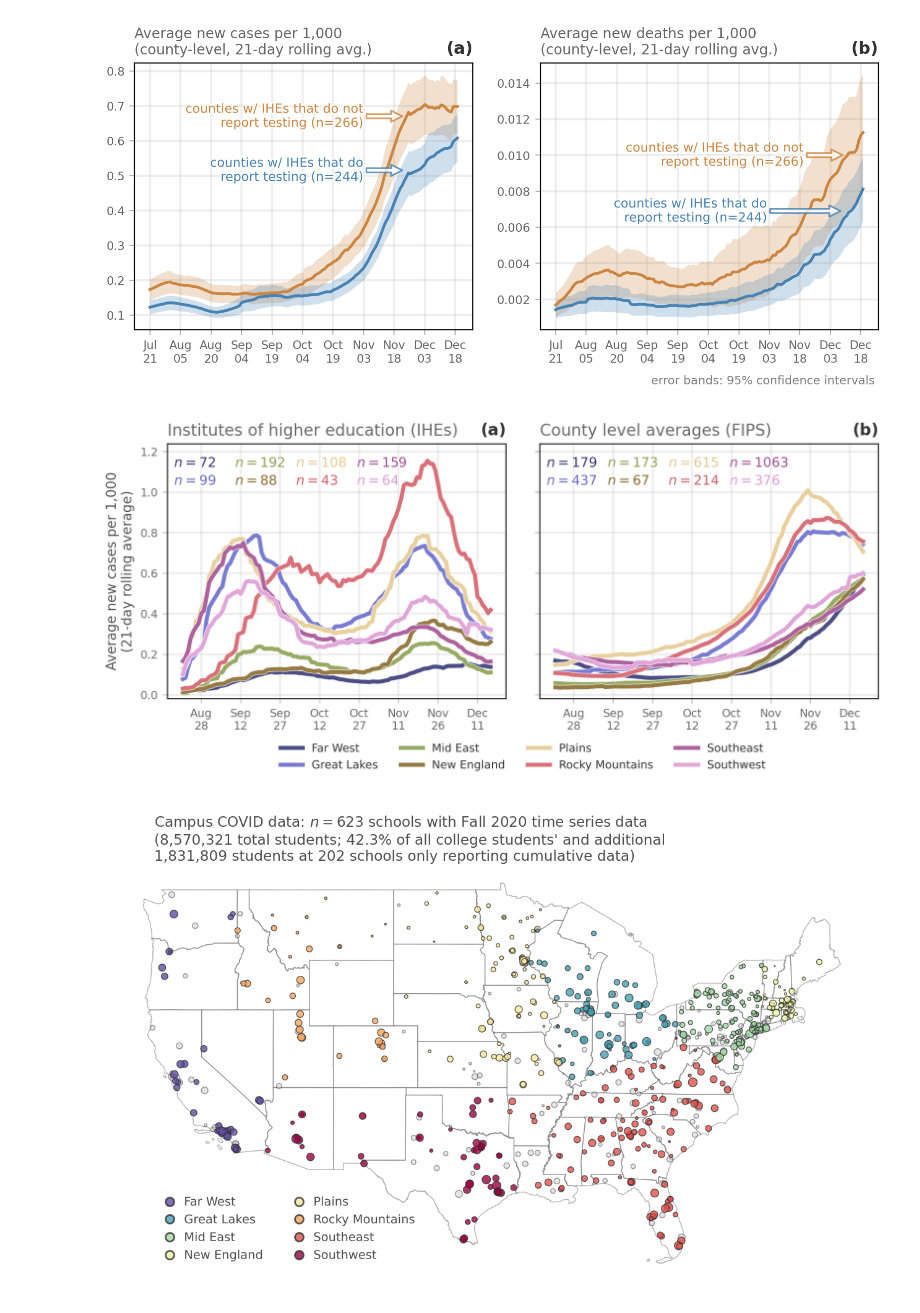
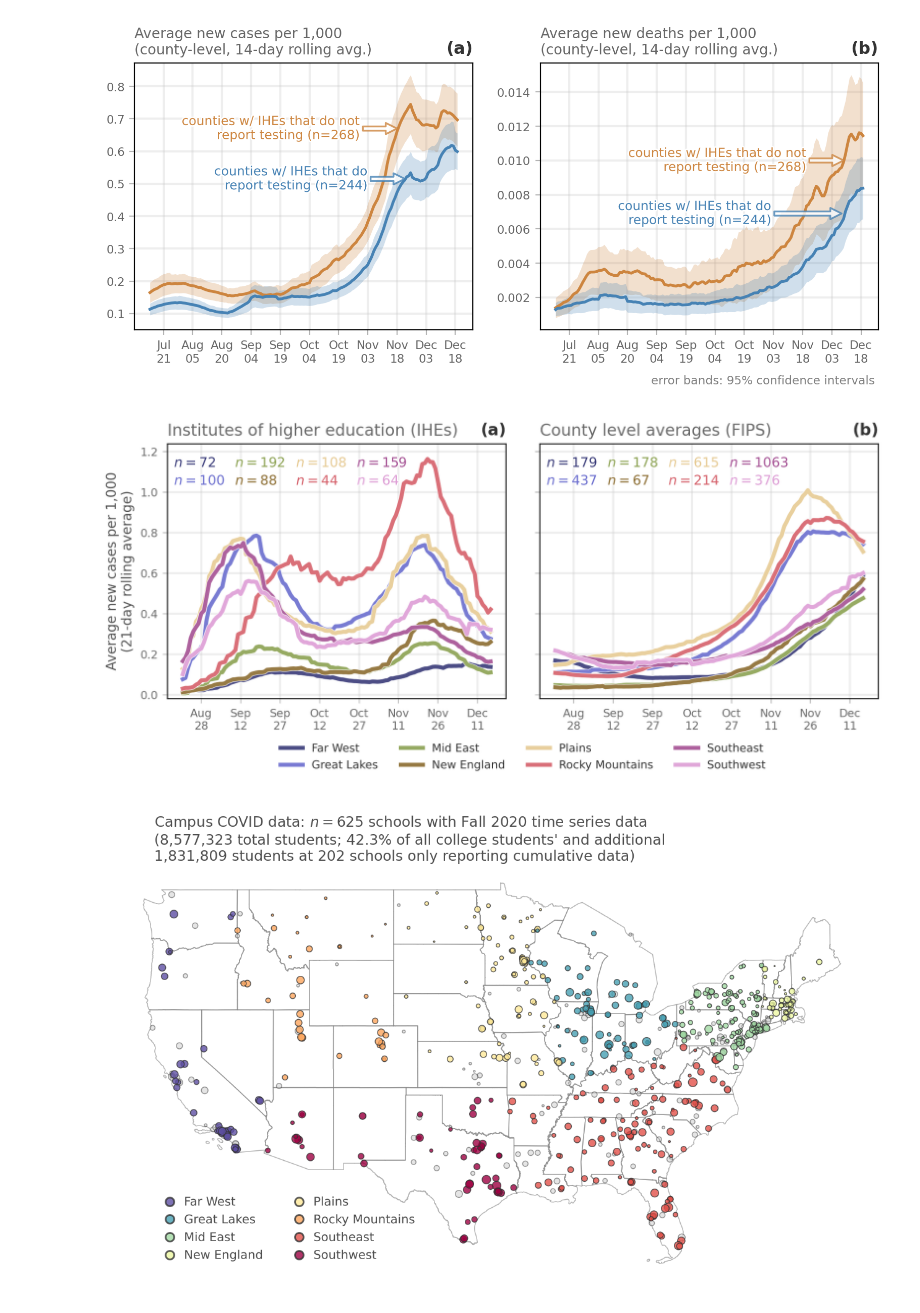
Before and after one commit to jkbren/campus-covid-data, a Jupyter notebook: code/analysis-main.ipynb, the cells around one changed output. Cells and saved outputs as stored; diff of their text form; code cells hidden in the pictures.

```diff
--- a/code/analysis-main.ipynb
+++ b/code/analysis-main.ipynb
@@ -15,7 +15,7 @@ plt.rc('axes', axisbelow=True)
 %matplotlib inline
 # %%
 df = pd.read_csv('../data/ihe_testing_casecounts_fall2020.csv', dtype={'ipeds_id':str})
-ll = pd.read_csv('../data/county_newcases_nyt.csv', dtype={'fips':str})
+ll = pd.read_csv('../data/county_level_data.csv', dtype={'fips':str})
 ipeds_df = pd.read_csv('../data/ipeds_data.csv', encoding='latin8', dtype={'ipeds_id':str,
                                                                            'Fips County code (HD2019)':str})
 
@@ -102,7 +102,7 @@ ll_yes_death = get_ci(ll_yes,'new_deaths_per_1000_county').reset_index()
 # %%
 yes_col = 'steelblue'
 non_col = 'peru'
-wid = 21
+wid = 14
 
 fig, ax = plt.subplots(1,2,figsize=(9.5,3.5),dpi=200,sharex=True)
 
@@ -128,7 +128,7 @@ ax[1].fill_between(x_non_death, ll_non_death['ci95_lo'].rolling(window=wid).mean
 ax[1].fill_between(x_yes_death, ll_yes_death['ci95_lo'].rolling(window=wid).mean().values,
              ll_yes_death['ci95_hi'].rolling(window=wid).mean().values, alpha=0.25,color=yes_col, lw=0)
 
-ax[0].annotate(nontest_lab, xy=(x_non_cases[-28], 0.67), xytext=(x_non_cases[-47], 0.67),
+ax[0].annotate(nontest_lab, xy=(x_non_cases[-32], 0.67), xytext=(x_non_cases[-51], 0.67),
              arrowprops=dict(fc='w', ec=non_col, width=3, lw=1.25, headwidth=8, headlength=8, alpha=0.8),
              ha='right',va='center',fontsize=9,color=non_col,zorder=2,
              path_effects=[path_effects.Stroke(linewidth=2, foreground='w'),path_effects.Normal()])
@@ -138,34 +138,34 @@ ax[0].annotate(yestest_lab, xy=(x_yes_cases[-28], 0.515), xytext=(x_yes_cases[-4
              path_effects=[path_effects.Stroke(linewidth=2, foreground='w'),path_effects.Normal()])
 ax[1].annotate(nontest_lab, xy=(x_non_cases[-11], 0.010), xytext=(x_non_cases[-30], 0.010),
              arrowprops=dict(fc='w', ec=non_col, width=3, lw=1.25, headwidth=8, headlength=8, alpha=0.8),
              ha='right',va='center',fontsize=9,color=non_col,zorder=2,
              path_effects=[path_effects.Stroke(linewidth=2, foreground='w'),path_effects.Normal()])
 ax[1].annotate(yestest_lab, xy=(x_yes_cases[-12], 0.0069), xytext=(x_yes_cases[-48], 0.0069),
              arrowprops=dict(fc='w', ec=yes_col, width=3, lw=1.25, headwidth=8, headlength=8, alpha=0.8),
              ha='right',va='center',fontsize=9,color=yes_col,zorder=2,
              path_effects=[path_effects.Stroke(linewidth=2, foreground='w'),path_effects.Normal()])
 
 ax[0].set_title('Average new cases per 1,000\n(county-level, %i-day rolling avg.)'%(wid),
                 color='.4',x=0,ha='left', fontsize='medium')
 ax[1].set_title('Average new deaths per 1,000\n(county-level, %i-day rolling avg.)'%(wid),
                 color='.4',x=0,ha='left', fontsize='medium')
 ax[1].text(0.99, -0.17, 'error bands: 95% confidence intervals', ha='right', va='top',
            transform=ax[1].transAxes, color='.5', fontsize='small')
 
 letts = ["(a)","(b)"]
 for ai, a in enumerate(fig.axes):
     a.grid(linewidth=1.5,color='.75',alpha=0.25)
     a.tick_params(labelcolor='.4',color='.7',labelsize='small')
     a.set_xticks(x_yes_death[20::15])
     a.set_xticklabels(["{:%b\n%d}".format(i) for i in x_yes_death[20::15]],fontsize='small')
     a.text(1.0, 1.02, letts[ai], ha='right', va='bottom', transform=a.transAxes,
            fontweight='bold', fontsize='large', color='.2')
 
 plt.savefig('../figs/pngs/cases_deaths_FIPS_yestest_nontest.png',dpi=425,bbox_inches='tight')
 plt.savefig('../figs/pdfs/cases_deaths_FIPS_yestest_nontest.pdf',bbox_inches='tight')
 plt.show()
 # %% [output]
-[figure, old version]
+[figure, new version]
 # %%
 regions_dict = {'Plains':['Iowa', 'Kansas', 'Minnesota', 'Missouri',
                           'Nebraska', 'North Dakota', 'South Dakota'],
@@ -260,7 +260,7 @@ plt.savefig('../figs/pdfs/cases_IHE_FIPS_regions.pdf',bbox_inches='tight')
 
 plt.show()
 # %% [output]
-[figure, old version]
+[figure, new version]
 # %%
 geo_dfx = ipeds_df.loc[ipeds_df['ipeds_id'].isin(cumul_df['ipeds_id'].unique())][['ipeds_id','lat','lon']].copy()
 geo_dfx = gpd.GeoDataFrame(geo_dfx,
```
Also changed, not shown: parts of 1 cell of this notebook, 23 other files.
